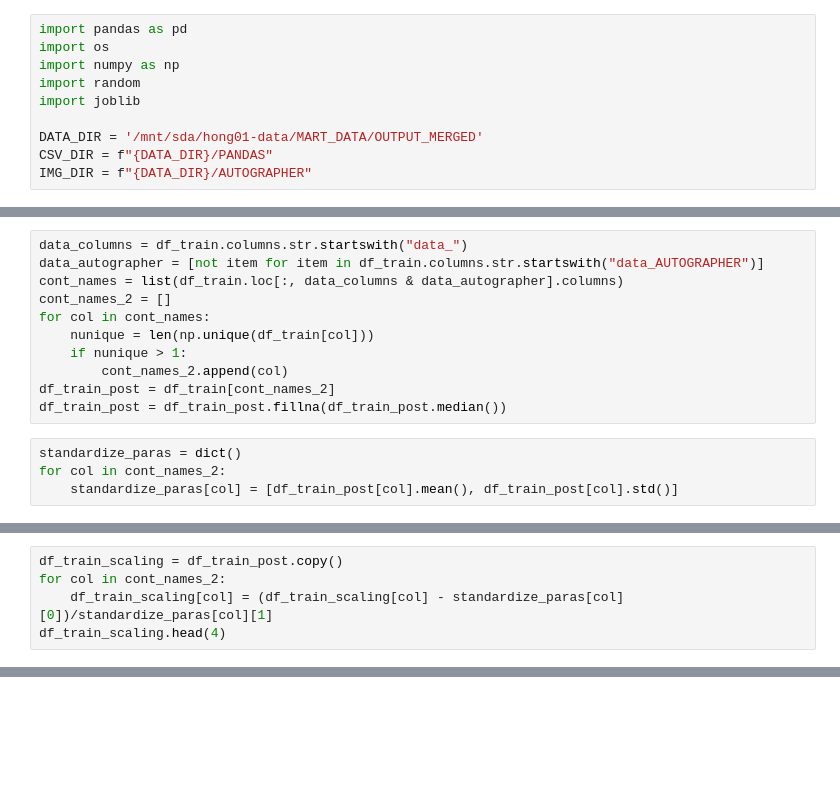
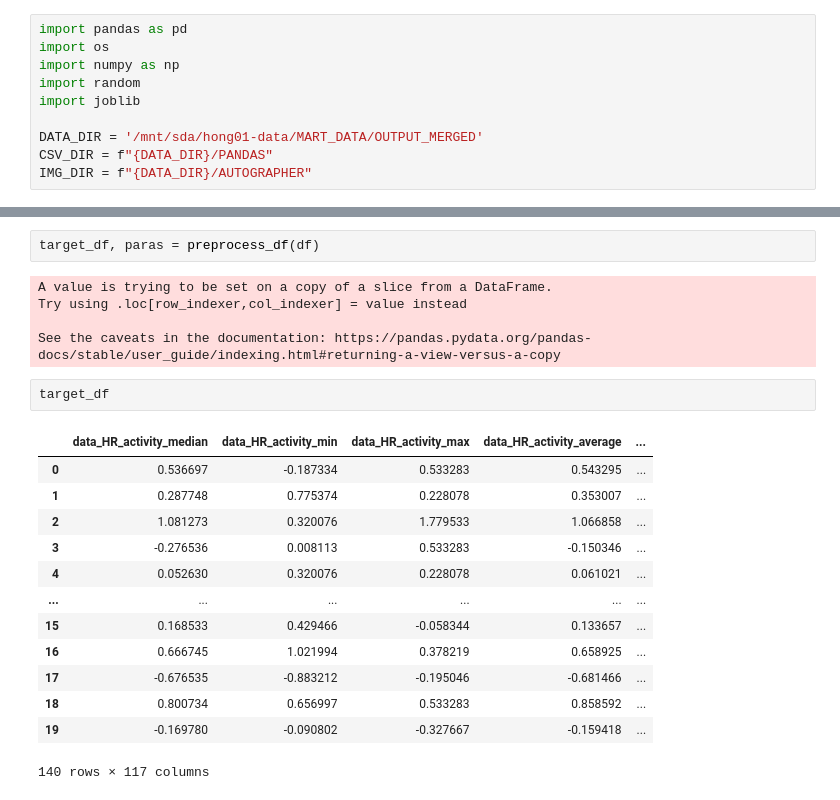
Before and after one commit to m2man/MART-AUTOGRAPHER, a Jupyter notebook: CSV_PART/Preprocess_Data.ipynb, the cells around one changed output, grey strips where cells are left out. Drawn from its saved outputs; the diff is of its cells as text; blank space fills up the shorter version.

```diff
--- a/CSV_PART/Preprocess_Data.ipynb
+++ b/CSV_PART/Preprocess_Data.ipynb
@@ -47,15 +10,0 @@ df_train = df.copy()
-# %%
-data_columns = df_train.columns.str.startswith("data_")
-data_autographer = [not item for item in df_train.columns.str.startswith("data_AUTOGRAPHER")]
-cont_names = list(df_train.loc[:, data_columns & data_autographer].columns)
-cont_names_2 = []
-for col in cont_names:
-    nunique = len(np.unique(df_train[col]))
-    if nunique > 1:
-        cont_names_2.append(col)
-df_train_post = df_train[cont_names_2]
-df_train_post = df_train_post.fillna(df_train_post.median())
-# %%
-standardize_paras = dict()
-for col in cont_names_2:
-    standardize_paras[col] = [df_train_post[col].mean(), df_train_post[col].std()]
@@ -82,5 +10,0 @@ standardize_paras
-# %%
-df_train_scaling = df_train_post.copy()
-for col in cont_names_2:
-    df_train_scaling[col] = (df_train_scaling[col] - standardize_paras[col][0])/standardize_paras[col][1]
-df_train_scaling.head(4)
@@ -144,0 +89,23 @@ a = joblib.load('tabular_csv_only.joblib')
+# %%
+target_df, paras = preprocess_df(df)
+# %% [output]
+A value is trying to be set on a copy of a slice from a DataFrame.
+Try using .loc[row_indexer,col_indexer] = value instead
+
+See the caveats in the documentation: https://pandas.pydata.org/pandas-docs/stable/user_guide/indexing.html#returning-a-view-versus-a-copy
+# %%
+target_df
+# %% [output]
+|  | data_HR_activity_median | data_HR_activity_min | data_HR_activity_max | data_HR_activity_average | ... |
+| 0 | 0.536697 | -0.187334 | 0.533283 | 0.543295 | ... |
+| 1 | 0.287748 | 0.775374 | 0.228078 | 0.353007 | ... |
+| 2 | 1.081273 | 0.320076 | 1.779533 | 1.066858 | ... |
+| 3 | -0.276536 | 0.008113 | 0.533283 | -0.150346 | ... |
+| 4 | 0.052630 | 0.320076 | 0.228078 | 0.061021 | ... |
+| ... | ... | ... | ... | ... | ... |
+| 15 | 0.168533 | 0.429466 | -0.058344 | 0.133657 | ... |
+| 16 | 0.666745 | 1.021994 | 0.378219 | 0.658925 | ... |
+| 17 | -0.676535 | -0.883212 | -0.195046 | -0.681466 | ... |
+| 18 | 0.800734 | 0.656997 | 0.533283 | 0.858592 | ... |
+| 19 | -0.169780 | -0.090802 | -0.327667 | -0.159418 | ... |
+140 rows × 117 columns
```
Also changed, not shown: parts of 45 cells of this notebook, 26 other files.
